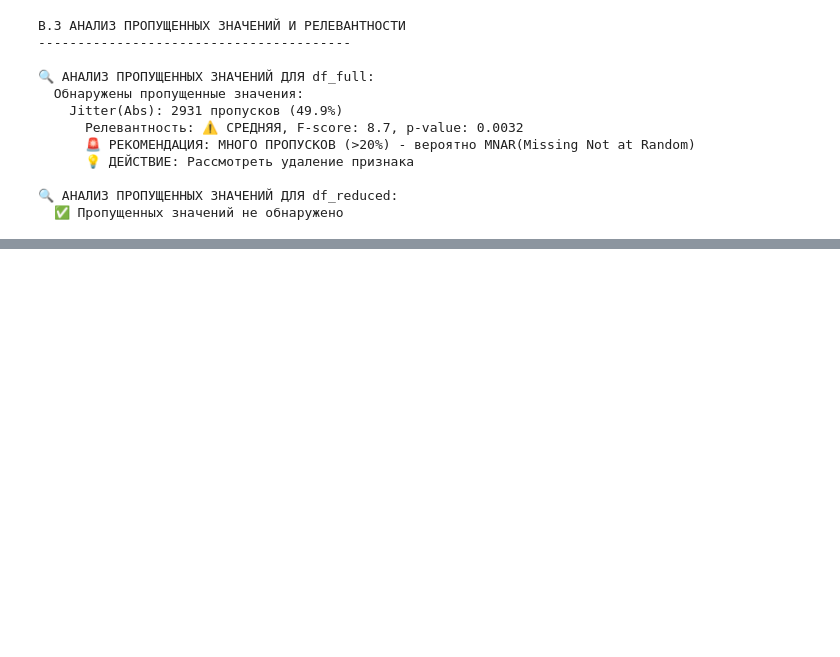
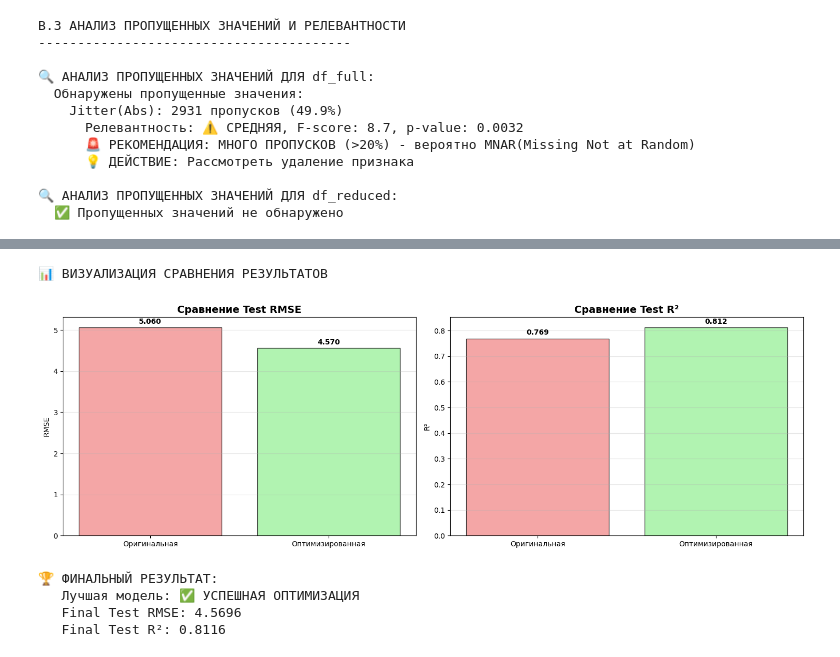
Before and after one commit to lieson-bit/Data-mining-based-on-machine-learning-methods, a Jupyter notebook: lab1/ЛР1_вар5_Мвале_Борщ.ipynb, the cells around one changed output, grey strips where cells are left out. Saved outputs shown, nothing was run; the diff lists cells and outputs as text; code cells hidden in the pictures; blank space fills up the shorter version.

```diff
--- a/lab1/ЛР1_вар5_Мвале_Борщ.ipynb
+++ b/lab1/ЛР1_вар5_Мвале_Борщ.ipynb
@@ -2896,0 +2533,54 @@ E.4 ИНТЕРФЕЙС ДЛЯ РУЧНОГО ТЕСТИРОВАНИЯ
+# %%
+# =============================================================================
+# ВИЗУАЛИЗАЦИЯ СРАВНЕНИЯ РЕЗУЛЬТАТОВ
+# =============================================================================
+
+print("\n📊 ВИЗУАЛИЗАЦИЯ СРАВНЕНИЯ РЕЗУЛЬТАТОВ")
+
+# Создаем график сравнения
+fig, axes = plt.subplots(1, 2, figsize=(15, 5))
+
+# Данные для сравнения
+models = ['Оригинальная', 'Оптимизированная']
+rmse_values = [original_test_rmse, optimized_test_rmse]
+r2_values = [original_test_r2, optimized_test_r2]
+
+# График RMSE
+colors_rmse = ['lightgreen' if rmse == min(rmse_values) else 'lightcoral' for rmse in rmse_values]
+bars1 = axes[0].bar(models, rmse_values, color=colors_rmse, alpha=0.7, edgecolor='black')
+axes[0].set_title('Сравнение Test RMSE', fontsize=14, fontweight='bold')
+axes[0].set_ylabel('RMSE')
+axes[0].grid(axis='y', alpha=0.3)
+
+# Добавляем значения на столбцы RMSE
+for bar, value in zip(bars1, rmse_values):
+    axes[0].text(bar.get_x() + bar.get_width()/2, bar.get_height() + 0.05,
+                f'{value:.3f}', ha='center', va='bottom', fontweight='bold')
+
+# График R²
+colors_r2 = ['lightgreen' if r2 == max(r2_values) else 'lightcoral' for r2 in r2_values]
+bars2 = axes[1].bar(models, r2_values, color=colors_r2, alpha=0.7, edgecolor='black')
+axes[1].set_title('Сравнение Test R²', fontsize=14, fontweight='bold')
+axes[1].set_ylabel('R²')
+axes[1].grid(axis='y', alpha=0.3)
+
+# Добавляем значения на столбцы R²
+for bar, value in zip(bars2, r2_values):
+    axes[1].text(bar.get_x() + bar.get_width()/2, bar.get_height() + 0.01,
+                f'{value:.3f}', ha='center', va='bottom', fontweight='bold')
+
+plt.tight_layout()
+plt.show()
+
+# Выводим финальный результат
+print(f"\n🏆 ФИНАЛЬНЫЙ РЕЗУЛЬТАТ:")
+print(f"   Лучшая модель: {status}")
+print(f"   Final Test RMSE: {best_final_rmse:.4f}")
+print(f"   Final Test R²: {best_final_r2:.4f}")
+# %% [output]
+📊 ВИЗУАЛИЗАЦИЯ СРАВНЕНИЯ РЕЗУЛЬТАТОВ
+[figure, added]
+🏆 ФИНАЛЬНЫЙ РЕЗУЛЬТАТ:
+   Лучшая модель: ✅ УСПЕШНАЯ ОПТИМИЗАЦИЯ
+   Final Test RMSE: 4.5696
+   Final Test R²: 0.8116
```
Also changed, not shown: parts of 41 cells of this notebook, 3 other files.
